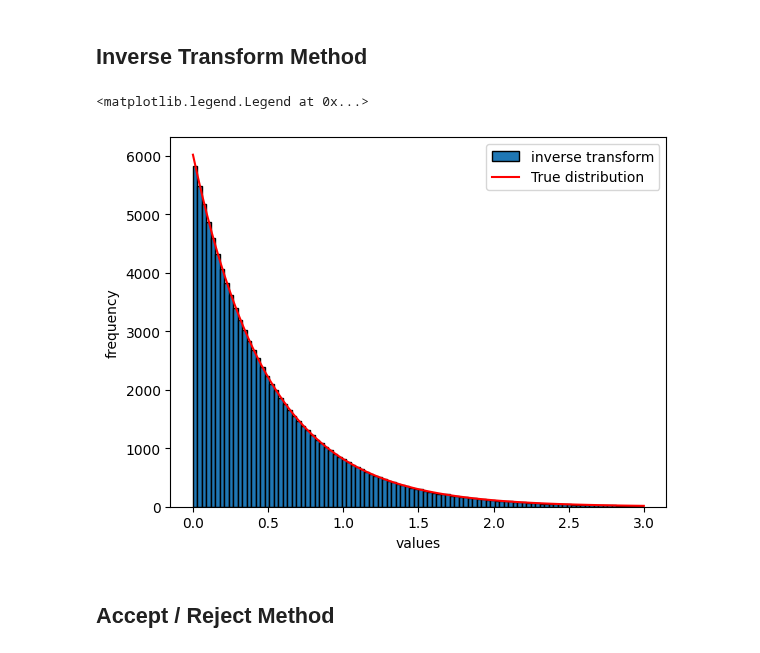
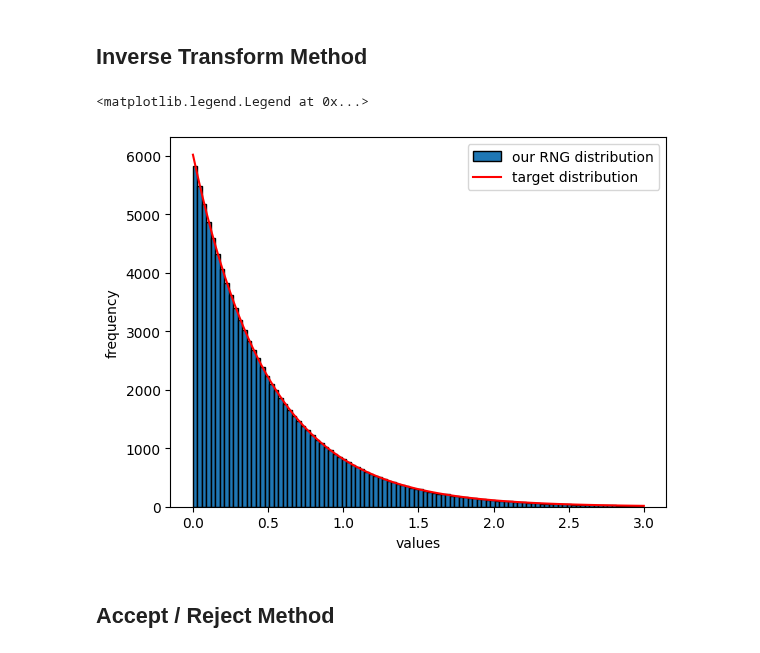
Before and after one commit to PeithonKing/adv_comp_phys, a Jupyter notebook: solns/asgt4.ipynb, the cells around one changed output. Cells and saved outputs as stored; diff of their text form; code cells hidden in the pictures.

```diff
--- a/solns/asgt4.ipynb
+++ b/solns/asgt4.ipynb
@@ -9,11 +9,15 @@ import numpy as np
 from tqdm import tqdm, trange
 # %%
 class Random:
-    def __init__(self, seed: float = 0.1, range: list = [0, 1]):
+    def __init__(self, seed: float = None, range: list = [0, 1]):
+        if seed is None:
+            import time
+            seed = int((time.time() * 1e4) % 10) / 10
+            print(f"Seed not provided, using {seed = }.")
         self.seed = seed
         self.scale = lambda x: range[0] + x*(range[1]-range[0])
 
-    def MLC(self, a, m):
+    def uniform(self, a, m):
         self.seed = (a*self.seed) % m
         return self.scale(self.seed / m)
 # %% [markdown]
@@ -35,7 +39,7 @@ using a = 572, m = 16381
 # %%
 r2 = Random(seed=22, range=[0, 1])
 N = int(1e4)
-x2 = [r2.MLC(a=572, m=16381) for _ in range(N)]
+x2 = [r2.uniform(a=572, m=16381) for _ in range(N)]
 plt.plot(x2, "r.", markersize=1)
 # %% [output]
 [<matplotlib.lines.Line2D at 0x...>]
@@ -55,7 +59,7 @@ def monte_carlo_integrate(f, N, ll, ul, a, m, seed=22):
     r = Random(seed=seed, range=[ll, ul])
     s = 0
     for _ in range(N):
-        s += f(r.MLC(a=a, m=m))
+        s += f(r.uniform(a=a, m=m))
     return s / N * (ul - ll)
 # %%
 tests = np.arange(1e3, 1e5, 1e3, dtype=int)
@@ -115,13 +119,13 @@ Generate pseudo random numbers distributed as $\exp(−2x)$ for $0 \leq x \leq 3
 ## Inverse Transform Method
 # %%
 class RandomDist(Random):
-    def __init__(self, seed: float = 0.1, f_inv: callable = lambda x: x, range=[0, 3]):
+    def __init__(self, seed: float = None, f_inv: callable = lambda x: x, range=[0, 3]):
         super().__init__(seed)
         self.transform = f_inv
         self.range = range
-    def MLC(self, a=572, m=16381):
+    def invTransform(self, a=572, m=16381):
         while True:
-            u = self.transform(Random.MLC(self, a=a, m=m))
+            u = self.transform(self.uniform(a=a, m=m))
             if u >= self.range[0] and u <= self.range[1]:
                 return u
 # %%
@@ -129,27 +133,27 @@ from library.integration import midpoint_rule
 # %%
 N = int(1e5)
 bins = 100
 till = 3
 r = RandomDist(seed=22, f_inv=lambda u: -np.log(u)/2, range=[0, till])
-distribution = [r.MLC(a=572, m=16381) for _ in trange(N)]
+distribution = [r.invTransform(a=572, m=16381) for _ in trange(N)]
 
 # plot the histogram
-plt.hist(distribution, bins=bins, color="tab:blue", edgecolor="k", label="inverse transform")
+plt.hist(distribution, bins=bins, color="tab:blue", edgecolor="k", label="our RNG distribution")
 plt.xlabel("values")
 plt.ylabel("frequency")
 
 # plot the true distribution
 x = np.linspace(0, till, 100)
 f = lambda x: np.exp(-2*x)
 # normalize the true distribution to the histogram
 norm = N * midpoint_rule(f, 0, till/bins) / midpoint_rule(f, 0, till)
 f_x = f(x-till/(bins*2)) * norm
-plt.plot(x, f_x, "r", label="True distribution")
+plt.plot(x, f_x, "r", label="target distribution")
 
 plt.legend()
 # %% [output]
 <matplotlib.legend.Legend at 0x...>
-[figure, old version]
+[figure, new version]
 # %% [markdown]
 ## Accept / Reject Method
 # %%
```
Also changed, not shown: parts of 25 cells of this notebook.
